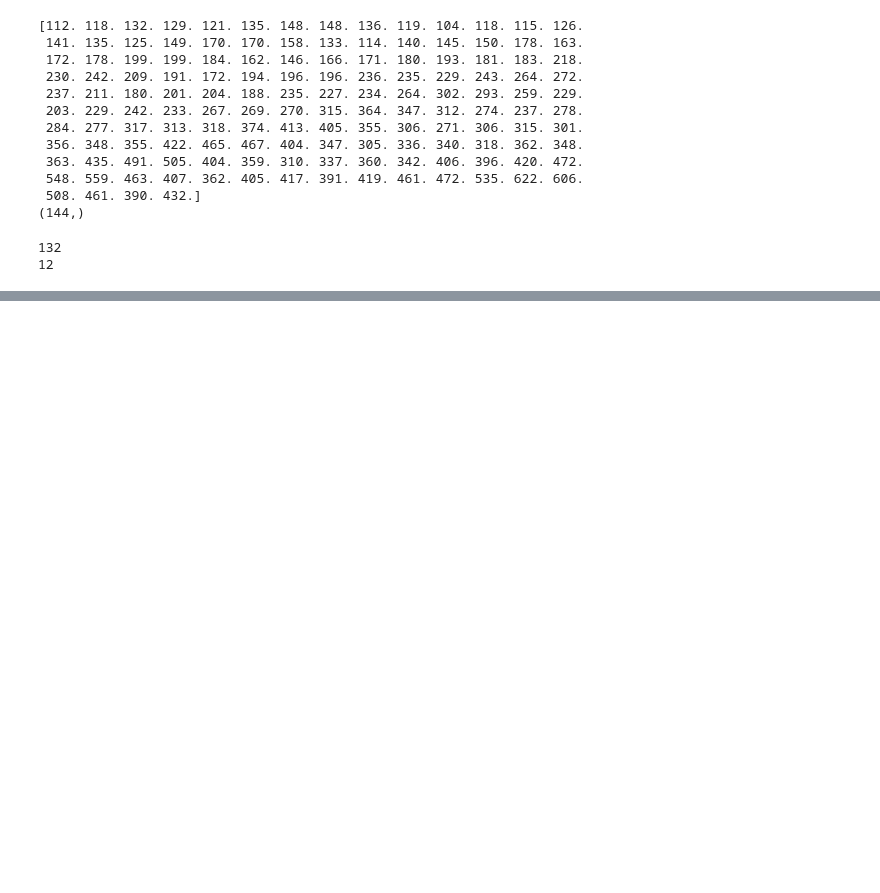
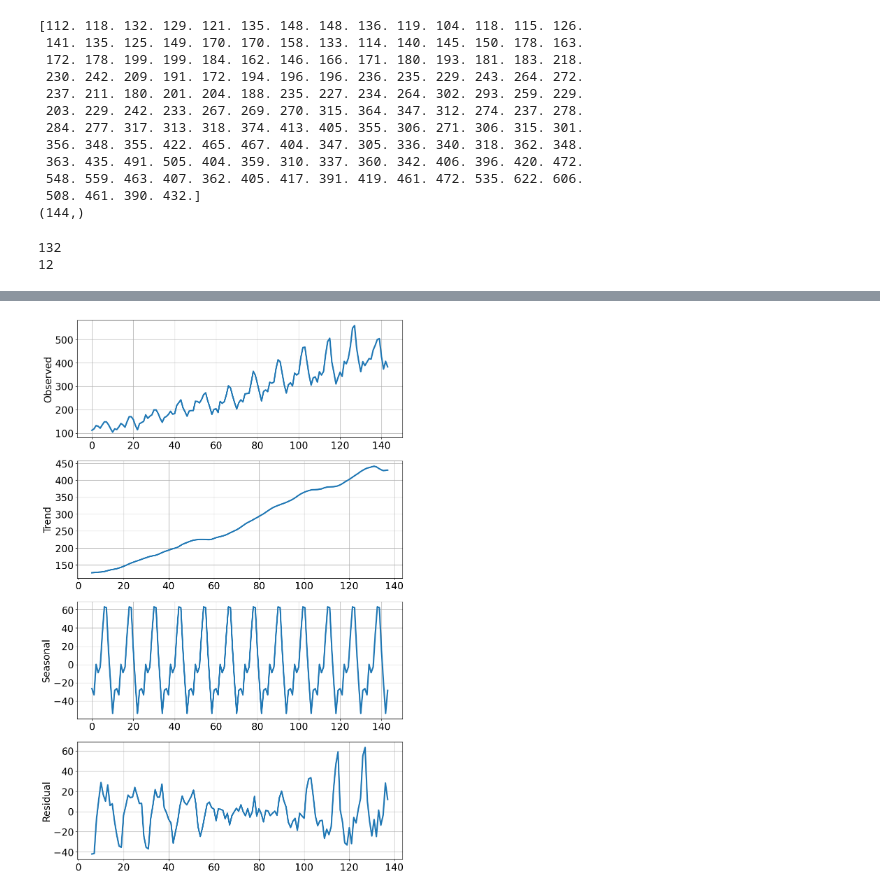
Before and after one commit to HyunsungRyu/self_study2024, a Jupyter notebook: passengers.ipynb, the cells around one changed output, grey strips where cells are left out. Cells and saved outputs as stored; diff of their text form; code cells hidden in the pictures; blank space fills up the shorter version.

```diff
--- a/passengers.ipynb
+++ b/passengers.ipynb
@@ -219,0 +410,5 @@ start from utility function
+# %%
+decomposition = seasonal_decompose(new_predict, period=12)
+plot_decompose(decomposition)
+# %% [output]
+[figure, added]
```
Also changed, not shown: parts of 22 cells of this notebook.
